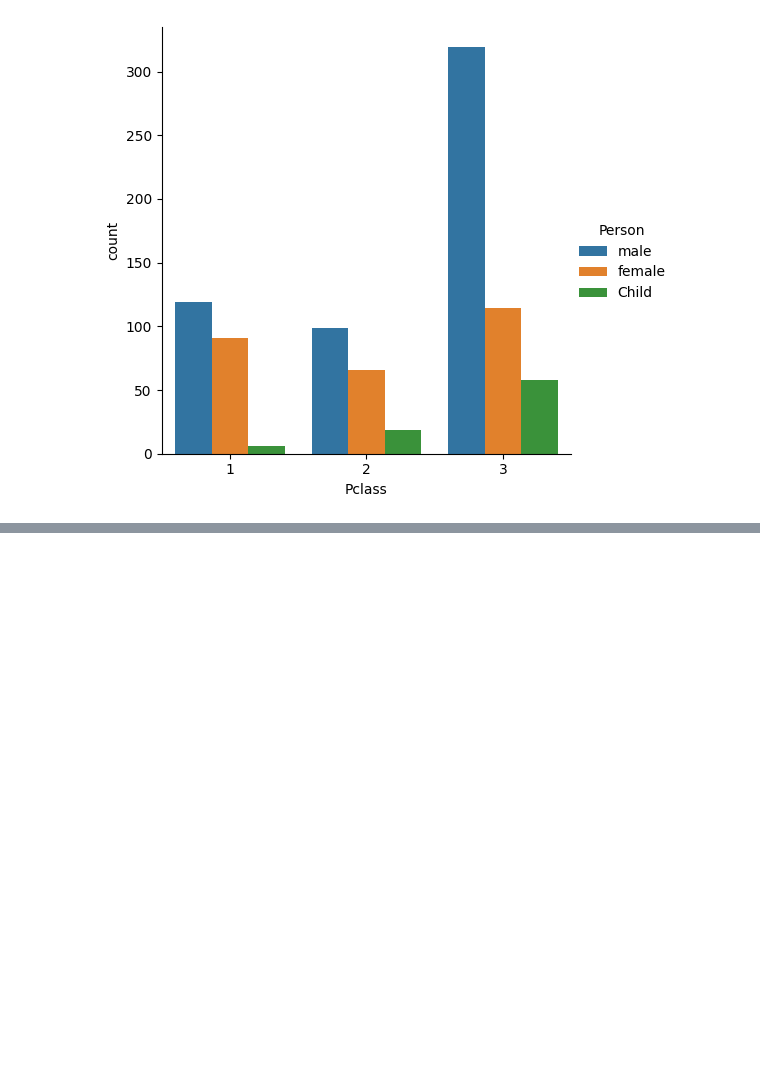
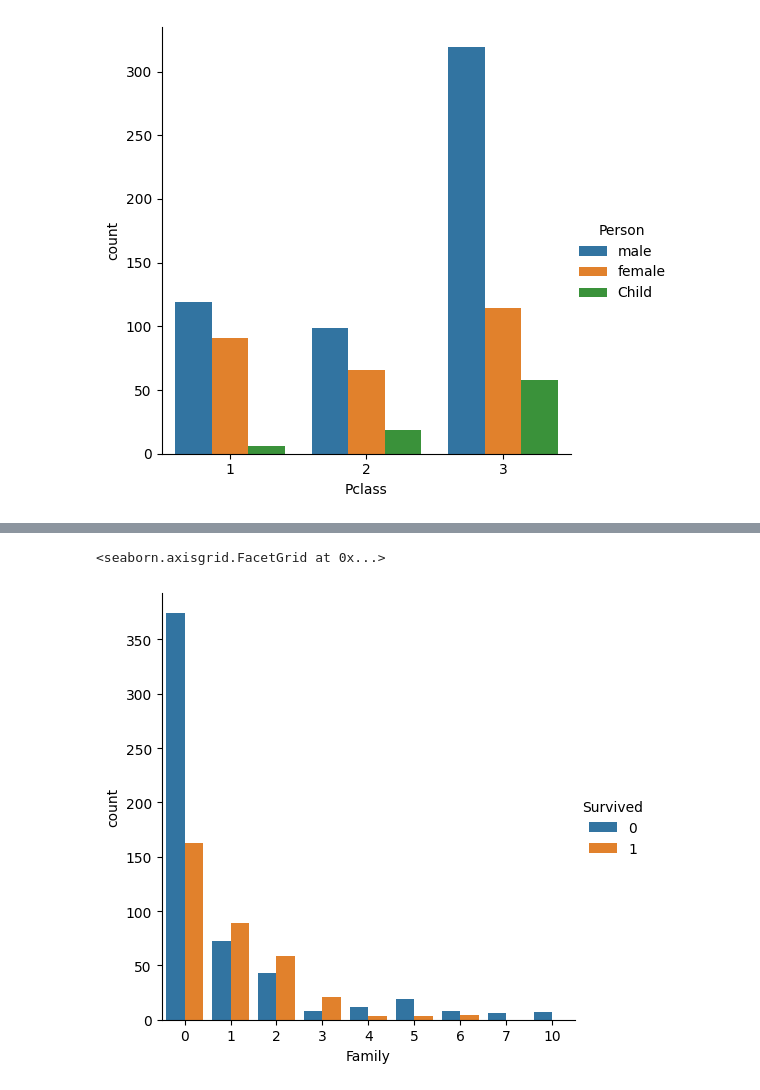
Before and after one commit to sergiolopezzl/DIMD, a Jupyter notebook: clase.ipynb, the cells around one changed output, grey strips where cells are left out. Drawn from its saved outputs; the diff is of its cells as text; code cells hidden in the pictures; blank space fills up the shorter version.

```diff
--- a/clase.ipynb
+++ b/clase.ipynb
@@ -180,0 +187,7 @@ sns.catplot(x='Pclass', data=train_df, hue='Person', kind='count')
+# %%
+train_df['Family'] = train_df.Parch + train_df.SibSp
+train_df['Is_Alone'] = train_df.Family == 0
+sns.catplot(x='Family', data=train_df, hue='Survived', kind='count')
+# %% [output]
+<seaborn.axisgrid.FacetGrid at 0x...>
+[figure, added]
```
Also changed, not shown: parts of 1 cell of this notebook.
